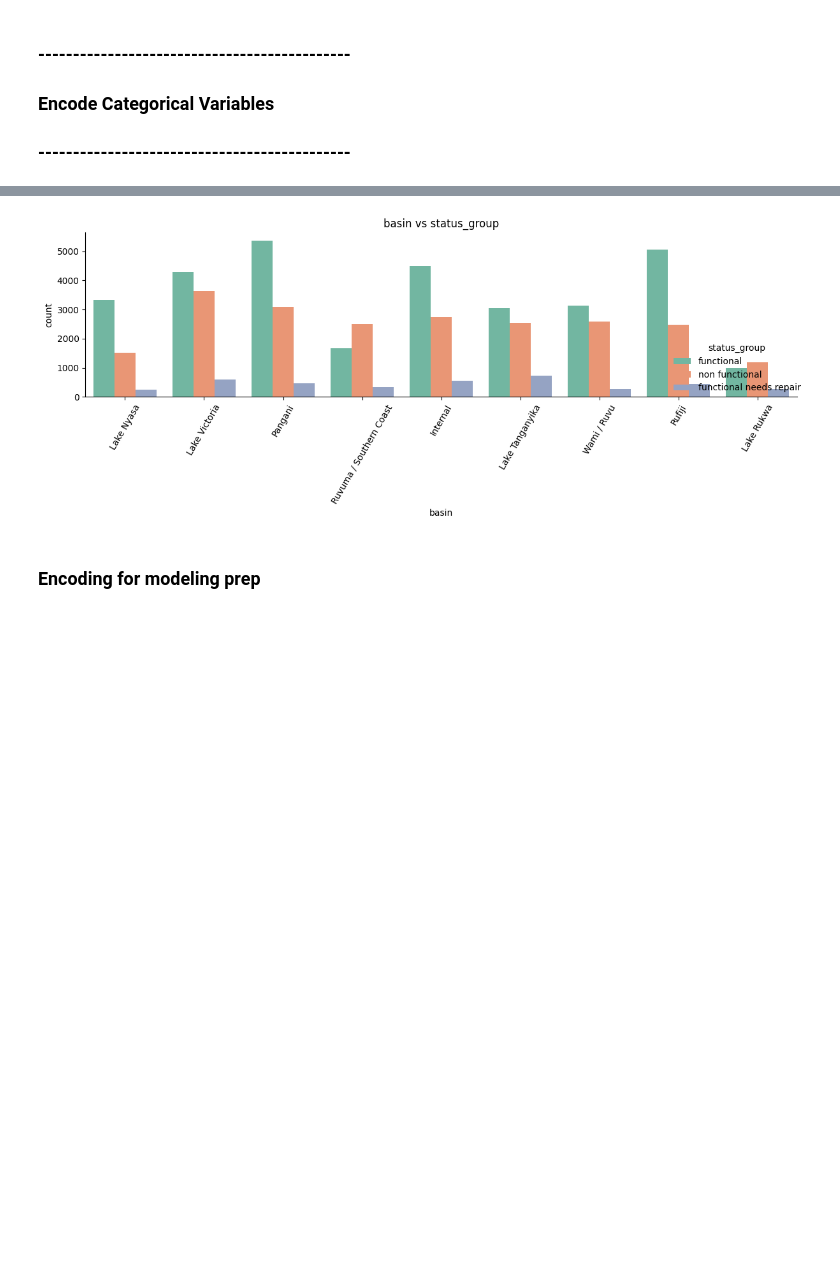
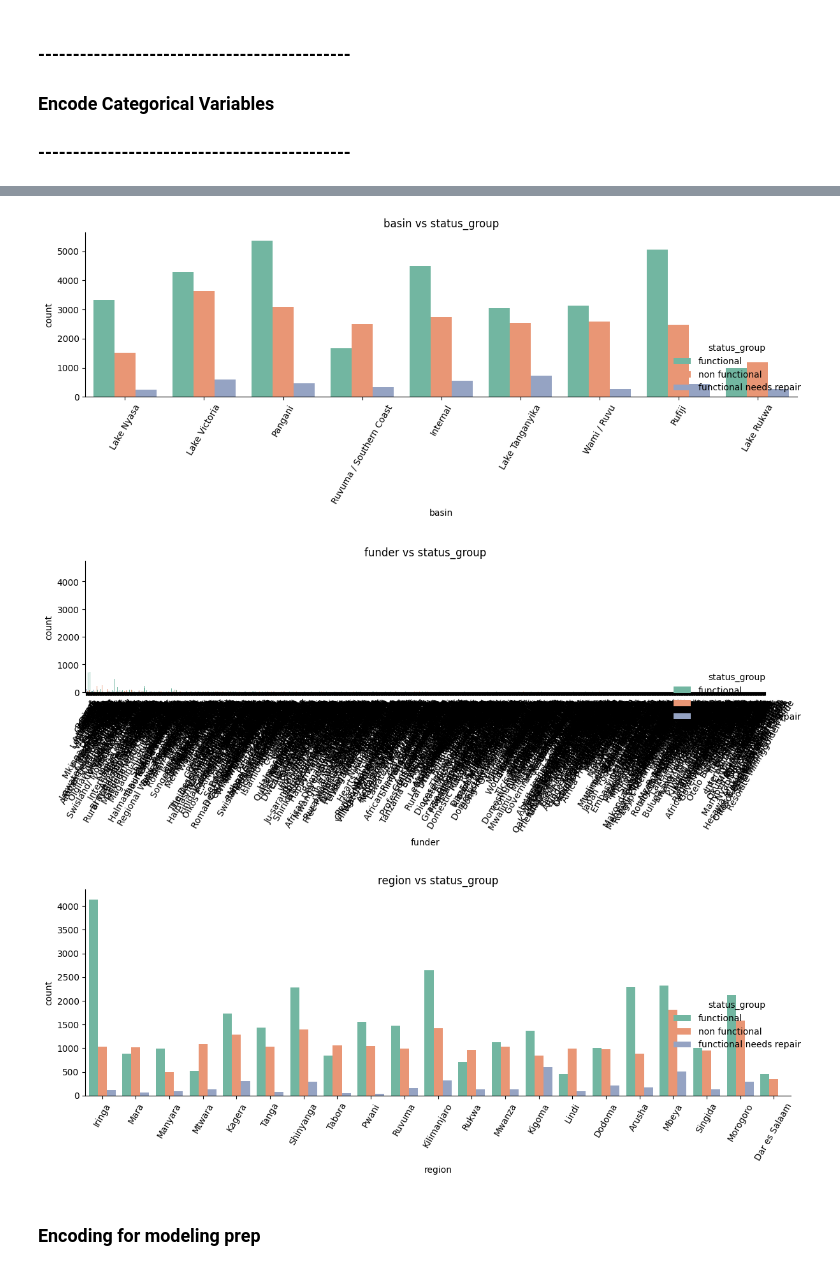
Before and after one commit to jimbodonahue/water_pumps, a Jupyter notebook: notebooks/Sprint 1 - Continued.ipynb, the cells around one changed output, grey strips where cells are left out. Saved outputs shown, nothing was run; the diff lists cells and outputs as text; code cells hidden in the pictures; blank space fills up the shorter version.

```diff
--- a/notebooks/Sprint 1 - Continued.ipynb
+++ b/notebooks/Sprint 1 - Continued.ipynb
@@ -300,7 +300,7 @@ df[categorical_cols] =df[categorical_cols].fillna('Unknown')
 # Selected categorical variable
 catvars = [
     'region','quantity','management','water_quality',
-    'quantity','payment','source','basin',
+    'quantity','payment','source','basin', 'funder','region'
 
 ]
 
@@ -312,33 +312,35 @@ for col in catvars:
     plt.xticks(rotation=60)
     plt.title(f"{col} vs {target}")
     plt.tight_layout()
     plt.show()
 # %% [output]
 missing categorical values:
 date_recorded                0
 funder                    3624
 installer                 3636
 wpt_name                     2
 basin                        0
 subvillage                 371
 region                       0
 lga                          0
 ward                         0
 public_meeting            2976
 recorded_by                  0
 ... (17 lines left out)
 waterpoint_type              0
 waterpoint_type_group        0
 status_group                 0
 dtype: int64
 [figure]
 [figure]
 [figure]
 [figure]
 [figure]
 [figure]
 [figure]
 [figure]
+[figure, added]
+[figure, added]
 # %% [markdown]
 ### Encoding for modeling prep
 # %%
```
Also changed, not shown: parts of 1 cell of this notebook, 4 other files.
